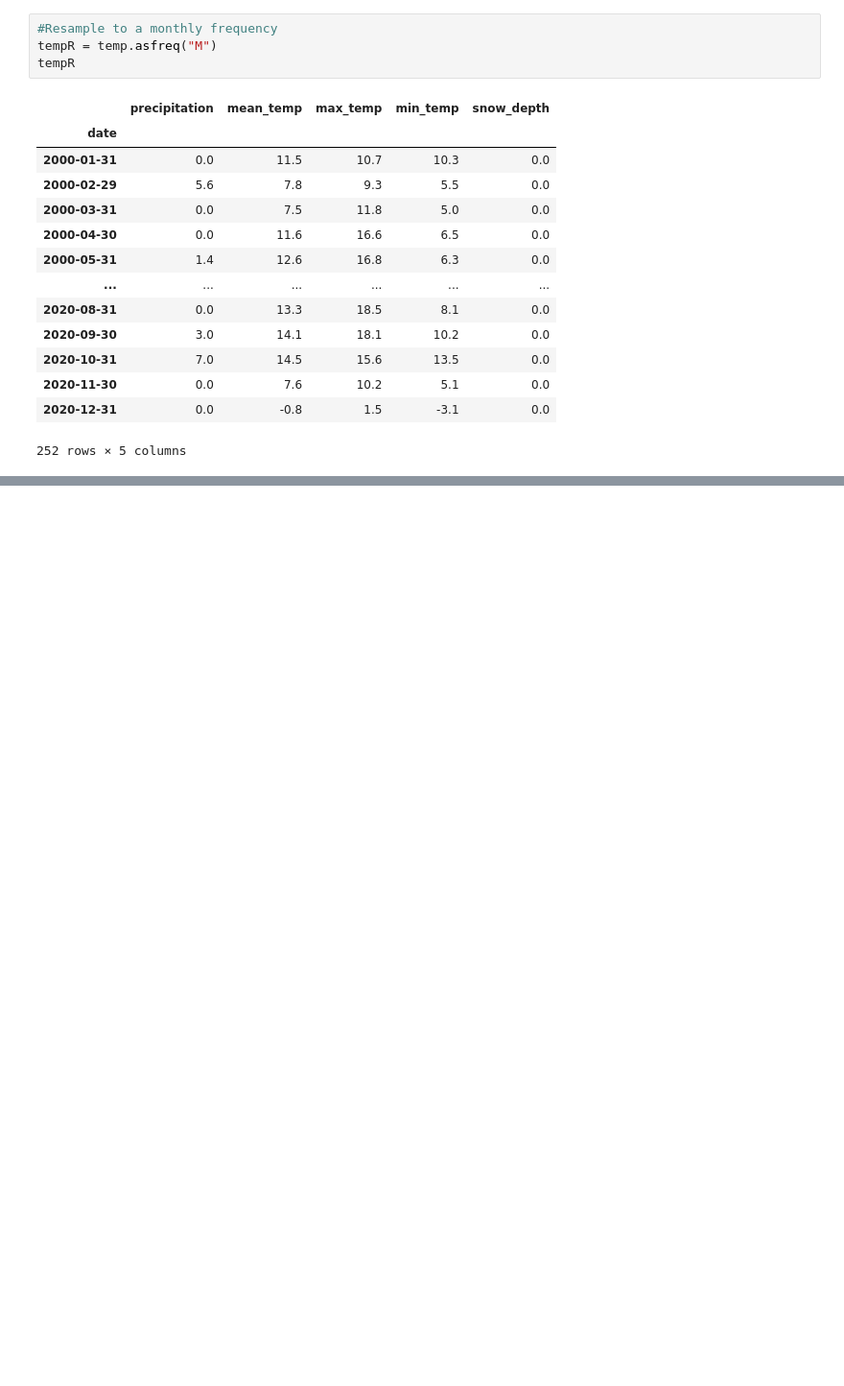
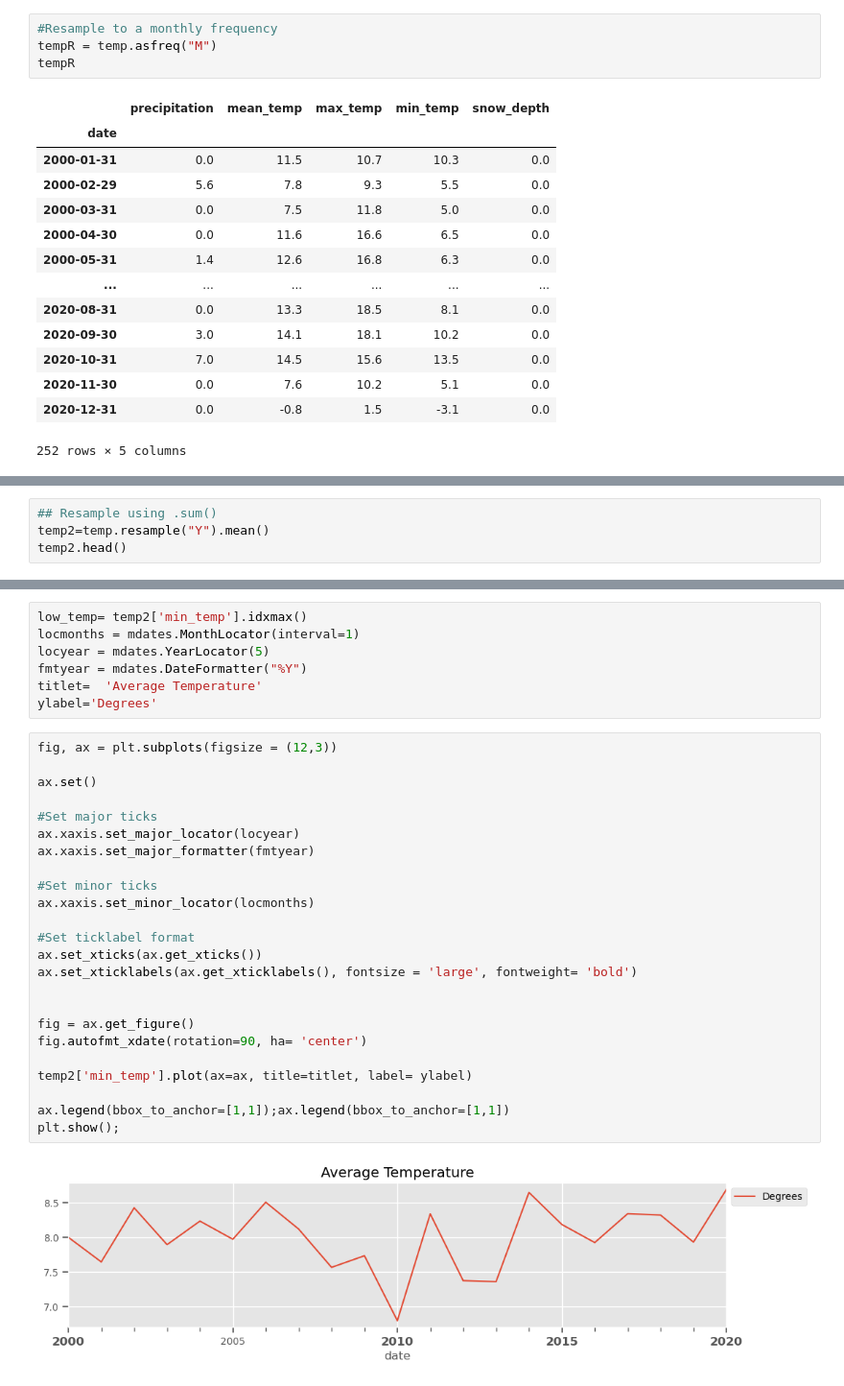
Before and after one commit to SeeBee8/Resampling, a Jupyter notebook: Resampling.ipynb, the cells around one changed output, grey strips where cells are left out. Shown: that part at 96% size. Cells and saved outputs as stored; diff of their text form; blank space fills up the shorter version.

```diff
--- a/Resampling.ipynb
+++ b/Resampling.ipynb
@@ -150,0 +178,4 @@ tempR.plot(ax=ax)
+# %%
+## Resample using .sum()
+temp2=temp.resample("Y").mean()
+temp2.head()
@@ -150,0 +190,33 @@ tempR.plot(ax=ax)
+# %%
+low_temp= temp2['min_temp'].idxmax()
+locmonths = mdates.MonthLocator(interval=1)
+locyear = mdates.YearLocator(5)
+fmtyear = mdates.DateFormatter("%Y")
+titlet=  'Average Temperature'
+ylabel='Degrees'
+# %%
+fig, ax = plt.subplots(figsize = (12,3))
+
+ax.set()
+
+#Set major ticks
+ax.xaxis.set_major_locator(locyear)
+ax.xaxis.set_major_formatter(fmtyear)
+
+#Set minor ticks
+ax.xaxis.set_minor_locator(locmonths)
+
+#Set ticklabel format
+ax.set_xticks(ax.get_xticks())
+ax.set_xticklabels(ax.get_xticklabels(), fontsize = 'large', fontweight= 'bold')
+
+
+fig = ax.get_figure()
+fig.autofmt_xdate(rotation=90, ha= 'center')
+
+temp2['min_temp'].plot(ax=ax, title=titlet, label= ylabel)
+
+ax.legend(bbox_to_anchor=[1,1]);ax.legend(bbox_to_anchor=[1,1])
+plt.show();
+# %% [output]
+[figure, added]
```
Also changed, not shown: parts of 6 cells of this notebook.
